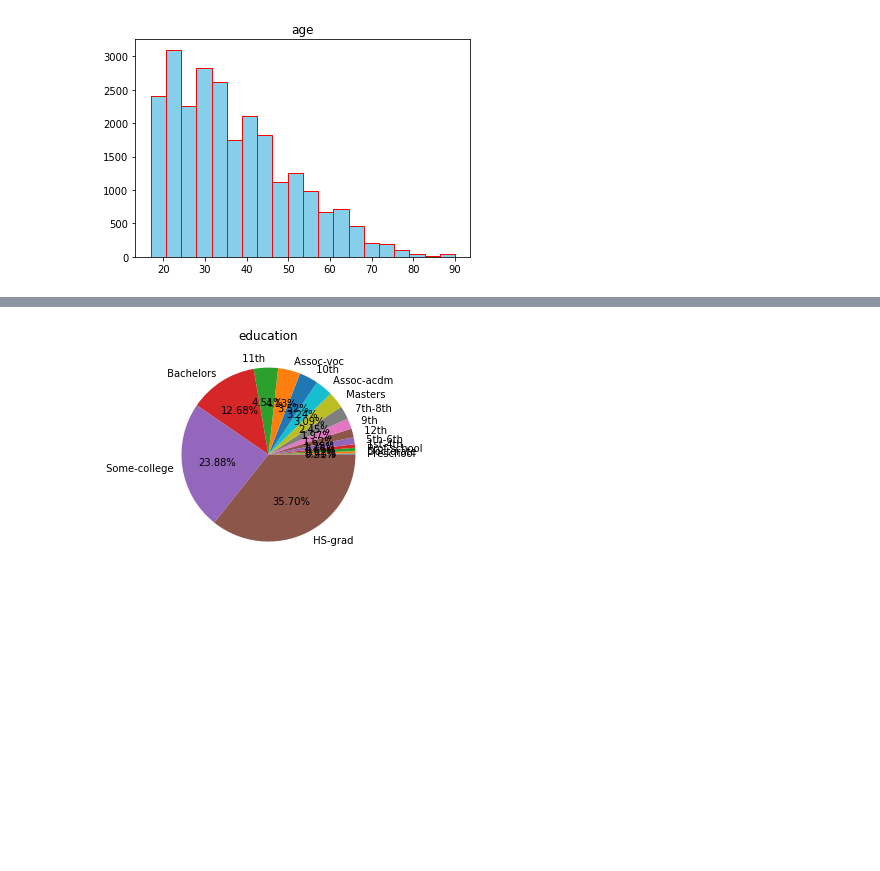
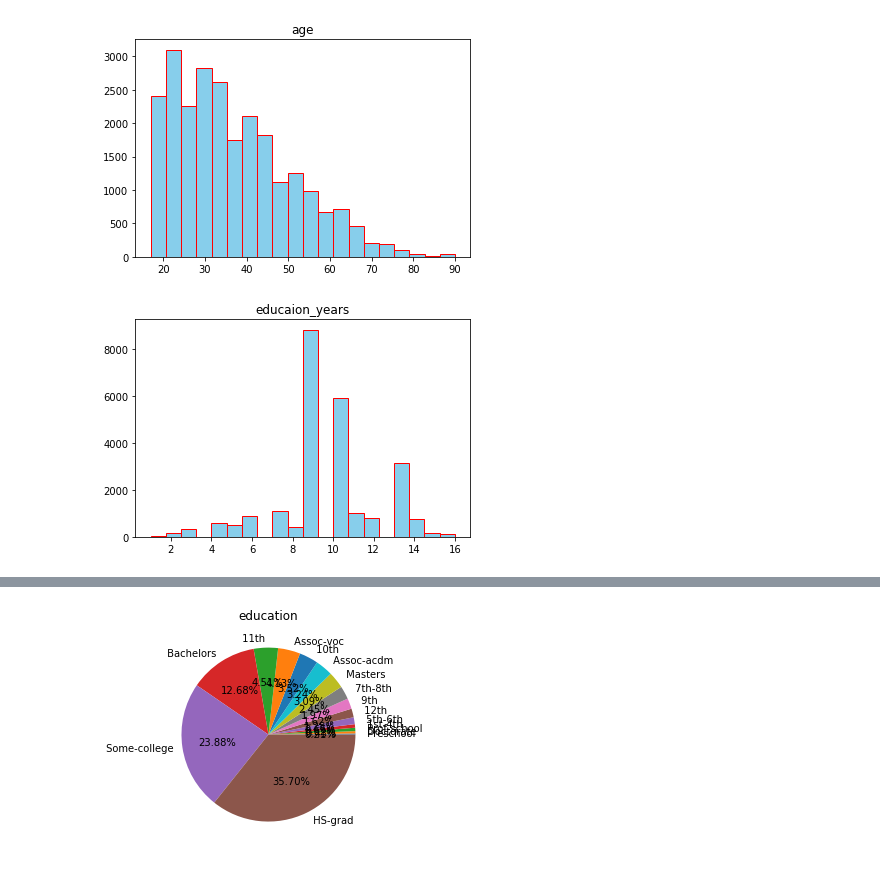
Before and after one commit to vkakkar1/cse578, a Jupyter notebook: Untitled.ipynb, the cells around one changed output, grey strips where cells are left out. Saved outputs shown, nothing was run; the diff lists cells and outputs as text; code cells hidden in the pictures; blank space fills up the shorter version.

```diff
--- a/Untitled.ipynb
+++ b/Untitled.ipynb
@@ -24,3 +24,13 @@ plt.title('age')
 plt.savefig('age.png')
 # %% [output]
 [figure]
+# %%
+
+cur.execute('SELECT education_num from Adult where salary ==" <=50K" '  )
+c = cur.fetchall()
+c = [x[0] for x in c]
+plt.hist(c,bins = 20,color = 'skyblue',edgecolor ='red',linewidth =1)
+plt.title('educaion_years')
+plt.savefig('edu_num.png')
+# %% [output]
+[figure, added]
```
Also changed, not shown: parts of 5 cells of this notebook, 25 other files.
